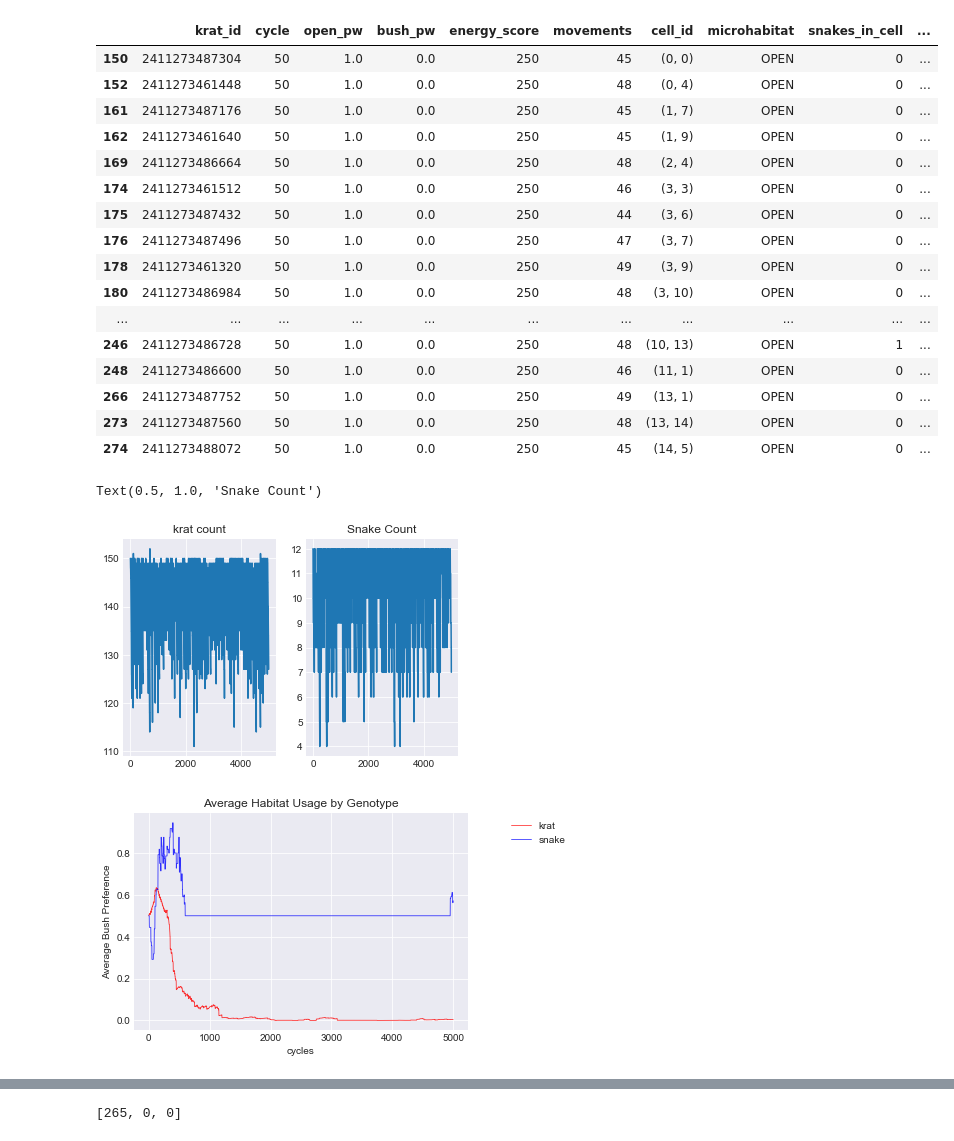
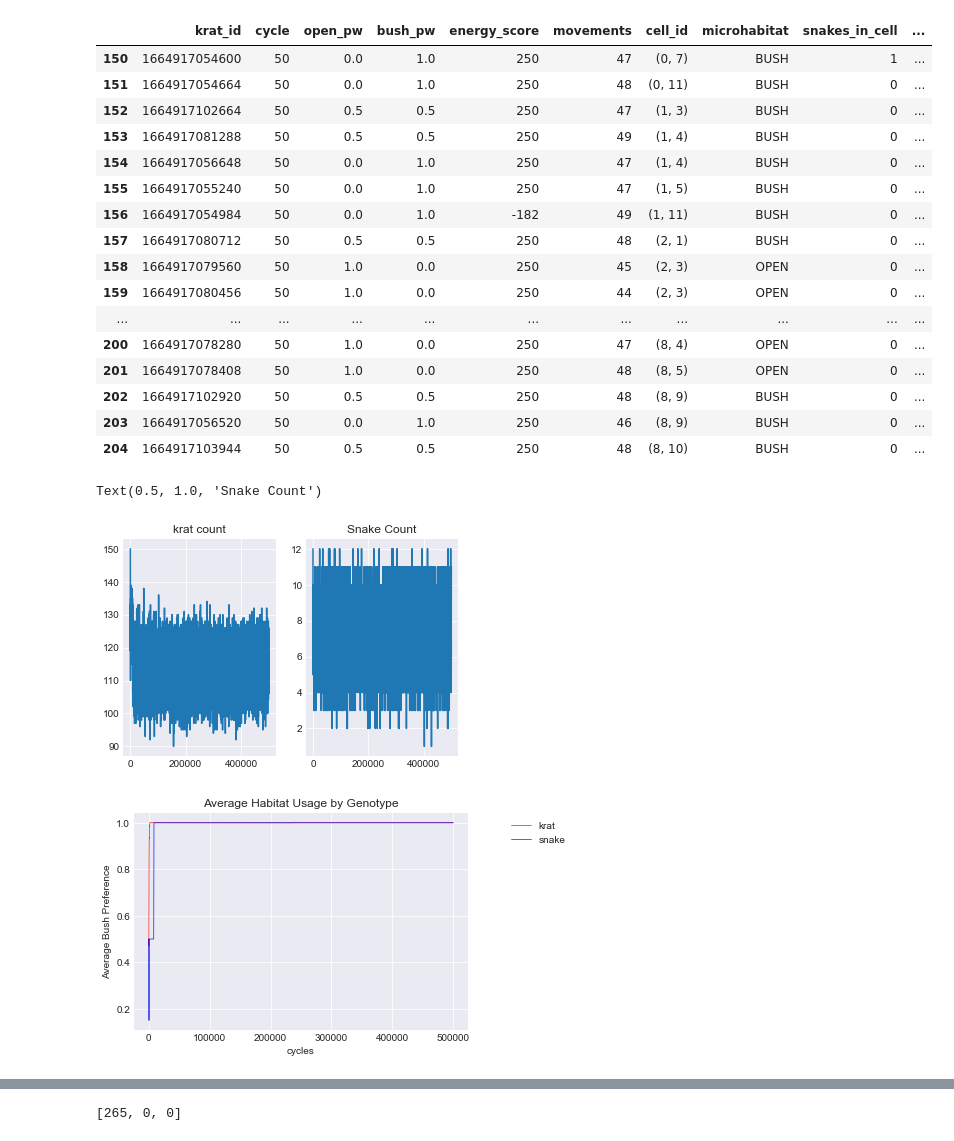
Before and after one commit to michaelremington2/uumarrty, a Jupyter notebook: ecosystem_sim/SimPostDataAnalysis.ipynb, the cells around one changed output, grey strips where cells are left out. Cells and saved outputs as stored; diff of their text form; code cells hidden in the pictures.

```diff
--- a/ecosystem_sim/SimPostDataAnalysis.ipynb
+++ b/ecosystem_sim/SimPostDataAnalysis.ipynb
@@ -2,9 +2,9 @@
 import pandas as pd
 import matplotlib.pyplot as plt
 import numpy as np
-kratdata=pd.read_csv('krat_energy.csv',header=None)
+kratdata=pd.read_csv('krat_energy_equal.csv',header=None)
 kratdata.columns = ['krat_id', 'cycle','open_pw','bush_pw','energy_score','movements','cell_id','microhabitat','snakes_in_cell','owls_in_cell']
-snakedata=pd.read_csv('snake_energy.csv',header=None)
+snakedata=pd.read_csv('snake_energy_equal.csv',header=None)
 snakedata.columns = ['snake_id', 'cycle','open_pw','bush_pw','energy_score','movements','cell_id','microhabitat','krats_in_cell','owls_in_cell']
 #kratdata.sort_values(by=['owls_in_cell'], ascending=False).head(20)
 #snakedata.head().sort_values(by=['owls_in_cell'], ascending=False)
@@ -13,28 +13,28 @@ def rgb_to_hex(rgb):
 # %%
 ## Krat individual check
 #kratdata.head()
 # idoi = 2267458398536
-ktemp = kratdata[kratdata['bush_pw']==0]
+ktemp = kratdata#[kratdata['bush_pw']==0]
 ktemp = ktemp[ktemp['cycle']==50]
 ktemp.head(55)
 # %% [output]
 |  | krat_id | cycle | open_pw | bush_pw | energy_score | movements | cell_id | microhabitat | snakes_in_cell | ... |
-| 150 | 2411273487304 | 50 | 1.0 | 0.0 | 250 | 45 | (0, 0) | OPEN | 0 | ... |
-| 152 | 2411273461448 | 50 | 1.0 | 0.0 | 250 | 48 | (0, 4) | OPEN | 0 | ... |
-| 161 | 2411273487176 | 50 | 1.0 | 0.0 | 250 | 45 | (1, 7) | OPEN | 0 | ... |
-| 162 | 2411273461640 | 50 | 1.0 | 0.0 | 250 | 45 | (1, 9) | OPEN | 0 | ... |
-| 169 | 2411273486664 | 50 | 1.0 | 0.0 | 250 | 48 | (2, 4) | OPEN | 0 | ... |
-| 174 | 2411273461512 | 50 | 1.0 | 0.0 | 250 | 46 | (3, 3) | OPEN | 0 | ... |
-| 175 | 2411273487432 | 50 | 1.0 | 0.0 | 250 | 44 | (3, 6) | OPEN | 0 | ... |
-| 176 | 2411273487496 | 50 | 1.0 | 0.0 | 250 | 47 | (3, 7) | OPEN | 0 | ... |
-| 178 | 2411273461320 | 50 | 1.0 | 0.0 | 250 | 49 | (3, 9) | OPEN | 0 | ... |
-| 180 | 2411273486984 | 50 | 1.0 | 0.0 | 250 | 48 | (3, 10) | OPEN | 0 | ... |
+| 150 | 1664917054600 | 50 | 0.0 | 1.0 | 250 | 47 | (0, 7) | BUSH | 1 | ... |
+| 151 | 1664917054664 | 50 | 0.0 | 1.0 | 250 | 48 | (0, 11) | BUSH | 0 | ... |
+| 152 | 1664917102664 | 50 | 0.5 | 0.5 | 250 | 47 | (1, 3) | BUSH | 0 | ... |
+| 153 | 1664917081288 | 50 | 0.5 | 0.5 | 250 | 49 | (1, 4) | BUSH | 0 | ... |
+| 154 | 1664917056648 | 50 | 0.0 | 1.0 | 250 | 47 | (1, 4) | BUSH | 0 | ... |
+| 155 | 1664917055240 | 50 | 0.0 | 1.0 | 250 | 47 | (1, 5) | BUSH | 0 | ... |
+| 156 | 1664917054984 | 50 | 0.0 | 1.0 | -182 | 49 | (1, 11) | BUSH | 0 | ... |
+| 157 | 1664917080712 | 50 | 0.5 | 0.5 | 250 | 48 | (2, 1) | BUSH | 0 | ... |
+| 158 | 1664917079560 | 50 | 1.0 | 0.0 | 250 | 45 | (2, 3) | OPEN | 0 | ... |
+| 159 | 1664917080456 | 50 | 1.0 | 0.0 | 250 | 44 | (2, 3) | OPEN | 0 | ... |
 | ... | ... | ... | ... | ... | ... | ... | ... | ... | ... | ... |
-| 246 | 2411273486728 | 50 | 1.0 | 0.0 | 250 | 48 | (10, 13) | OPEN | 1 | ... |
-| 248 | 2411273486600 | 50 | 1.0 | 0.0 | 250 | 46 | (11, 1) | OPEN | 0 | ... |
-| 266 | 2411273487752 | 50 | 1.0 | 0.0 | 250 | 49 | (13, 1) | OPEN | 0 | ... |
-| 273 | 2411273487560 | 50 | 1.0 | 0.0 | 250 | 48 | (13, 14) | OPEN | 0 | ... |
-| 274 | 2411273488072 | 50 | 1.0 | 0.0 | 250 | 45 | (14, 5) | OPEN | 0 | ... |
+| 200 | 1664917078280 | 50 | 1.0 | 0.0 | 250 | 47 | (8, 4) | OPEN | 0 | ... |
+| 201 | 1664917078408 | 50 | 1.0 | 0.0 | 250 | 48 | (8, 5) | OPEN | 0 | ... |
+| 202 | 1664917102920 | 50 | 0.5 | 0.5 | 250 | 48 | (8, 9) | BUSH | 0 | ... |
+| 203 | 1664917056520 | 50 | 0.0 | 1.0 | 250 | 46 | (8, 9) | BUSH | 0 | ... |
+| 204 | 1664917103944 | 50 | 0.5 | 0.5 | 250 | 48 | (8, 10) | BUSH | 0 | ... |
 # %%
 ## snake individual check
 idoi = 2125413594440
@@ -61,7 +61,7 @@ ax.plot(df2['cycle'], df2['snakes'])
 ax.set_title('Snake Count')
 # %% [output]
 Text(0.5, 1.0, 'Snake Count')
-[figure, old version]
+[figure, new version]
 # %%
 df = kratdata[["cycle", "bush_pw"]].groupby("cycle").mean()
 df = df.reset_index()
@@ -80,7 +80,7 @@ plt.title("Average Habitat Usage by Genotype")
 plt.legend(bbox_to_anchor=(1.10, 1), loc='upper left')
 plt.show()
 # %% [output]
-[figure, old version]
+[figure, new version]
 # %%
 ########## Population energy ###############
 df = kratdata[["cycle", "energy_score"]].groupby("cycle").mean()
```
Also changed, not shown: parts of 6 cells of this notebook, 3 other files.
